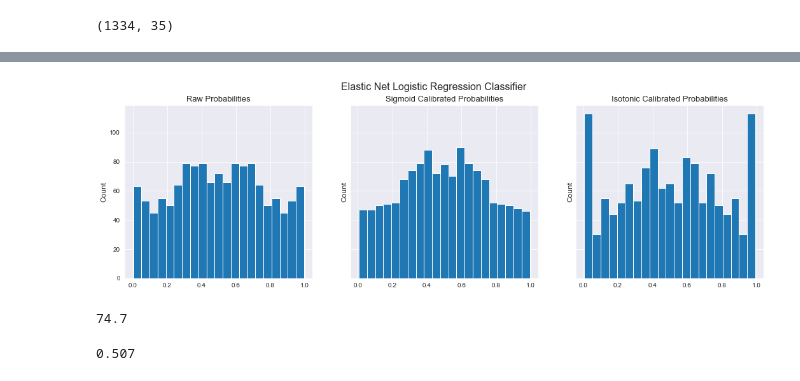
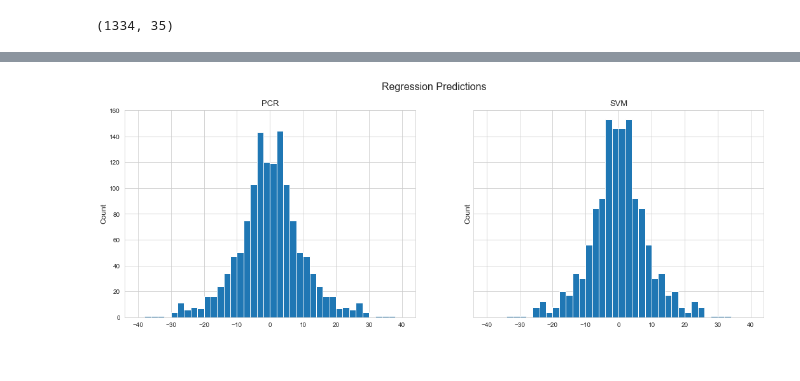
Before and after one commit to m-schiavoni/MarchMadness, a Jupyter notebook: final_models.ipynb, the cells around one changed output, grey strips where cells are left out. Saved outputs shown, nothing was run; the diff lists cells and outputs as text; code cells hidden in the pictures.

```diff
--- a/final_models.ipynb
+++ b/final_models.ipynb
@@ -55,12 +47,0 @@ np.round(log_loss(Y, gbc_cal_s.predict_proba(X)), 3)
-# %%
-lrc = LogisticRegression(l1_ratio=0.5, C=0.15, fit_intercept=False, penalty='elasticnet', solver='saga', max_iter=1000, random_state=321)
-cs_lrc = Pipeline(steps=[('center_scale', StandardScaler()), ('lrc', lrc)])
-cs_lrc_cal_s = CalibratedClassifierCV(cs_lrc, method='sigmoid', cv=10)
-cs_lrc_cal_i = CalibratedClassifierCV(cs_lrc, method='isotonic', cv=10)
-
-cs_lrc.fit(X, Y)
-cs_lrc_probs = cs_lrc.predict_proba(X)
-cs_lrc_cal_s.fit(X, Y)
-cs_lrc_cal_s_probs = cs_lrc_cal_s.predict_proba(X)
-cs_lrc_cal_i.fit(X, Y)
-cs_lrc_cal_i_probs = cs_lrc_cal_i.predict_proba(X)
@@ -66,0 +72,8 @@ cs_lrc_cal_i_probs = cs_lrc_cal_i.predict_proba(X)
+# %%
+Y = df['result_regr']
+# %%
+pcr = Pipeline(steps=[('pca', PCA(svd_solver='full', whiten=True, n_components=0.96)),
+                      ('ols', LinearRegression(fit_intercept=False))])
+pcr_preds = cross_val_predict(pcr, X, Y, cv=10)
+pcr_resids = pcr_preds - Y
+pcr.fit(X,Y)
@@ -66,0 +83,6 @@ cs_lrc_cal_i_probs = cs_lrc_cal_i.predict_proba(X)
+# %%
+pca_svm = Pipeline(steps=[('pca', PCA(svd_solver='full', whiten=True, n_components=0.99)),
+                      ('LinSVR', LinearSVR(C=0.003, fit_intercept=False, loss='squared_epsilon_insensitive', random_state=321))])
+pca_svm_preds = cross_val_predict(pca_svm, X, Y, cv=10)
+pca_svm_resids = pca_svm_preds - Y
+pca_svm.fit(X,Y)
@@ -67,22 +113,11 @@ cs_lrc_cal_i_probs = cs_lrc_cal_i.predict_proba(X)
 # %%
-fig, (ax1, ax2, ax3) = plt.subplots(1, 3, sharey=True, figsize=(18,5))
-fig.suptitle('Elastic Net Logistic Regression Classifier', size=16)
+fig, (ax1, ax2) = plt.subplots(1, 2, sharey=True, sharex=True, figsize=(18,6))
+fig.suptitle('Regression Predictions', size=16)
 ax1.set_ylabel('Count', size=12)
-ax1.set_title('Raw Probabilities', size=13)
-_ = ax1.hist(cs_lrc_probs[:,0], bins=21)
+ax1.set_title('PCR', size=13)
+_ = ax1.hist(pcr_preds, bins=40, range=(-40,40))
 ax2.set_ylabel('Count', size=12)
-ax2.set_title('Sigmoid Calibrated Probabilities', size=13)
-_ = ax2.hist(cs_lrc_cal_s_probs[:,0], bins=21)
-ax3.set_ylabel('Count', size=12)
-ax3.set_title('Isotonic Calibrated Probabilities', size=13)
-_ = ax3.hist(cs_lrc_cal_i_probs[:,0], bins=21)
+ax2.set_title('SVM', size=13)
+_ = ax2.hist(pca_svm_preds, bins=40, range=(-40,40))
 # %% [output]
-[figure, old version]
+[figure, new version]
-# %%
-100*np.round(accuracy_score(cs_lrc_cal_s.predict(X), Y), 3)
-# %% [output]
-74.7
-# %%
-np.round(log_loss(Y, cs_lrc_cal_s.predict_proba(X)), 3)
-# %% [output]
-0.507
```
Also changed, not shown: parts of 17 cells of this notebook, 4 other files.
